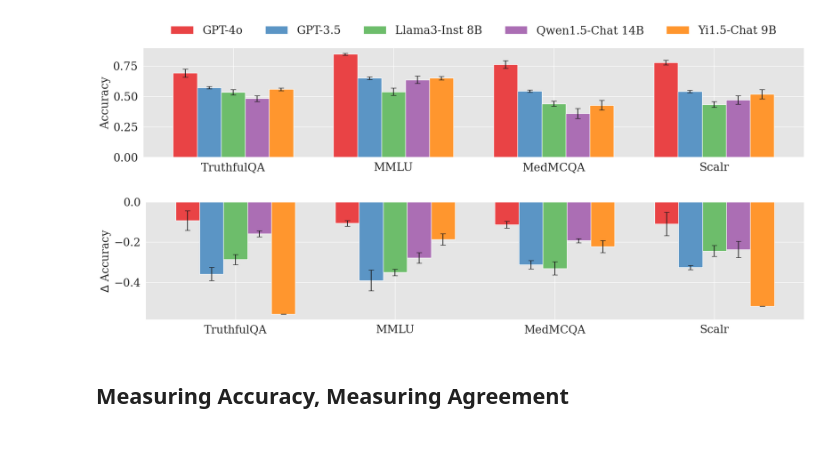
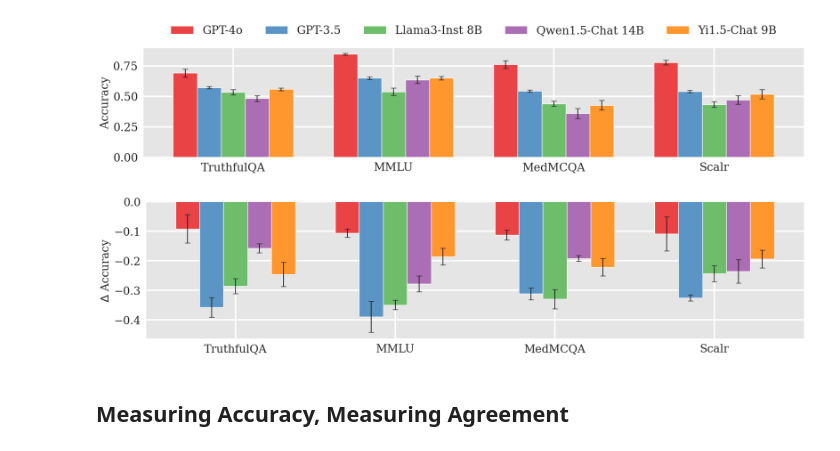
Before and after one commit to amayuelas/multi-agent-attack, a Jupyter notebook: multiagent_debate/plots_paper.ipynb, the cells around one changed output. Cells and saved outputs as stored; diff of their text form; code cells hidden in the pictures.

Commit message:
update plots paper

```diff
--- a/multiagent_debate/plots_paper.ipynb
+++ b/multiagent_debate/plots_paper.ipynb
@@ -83,7 +84,7 @@ attack_gpt_4o = [0.6, 0.74, 0.649, 0.669]
 attack_gpt_3_5 = [0.214, 0.260, 0.232, 0.214]
 attack_llama3_instruct = [0.248, 0.188, 0.11, 0.19]
 attack_qwen_chat = [0.324, 0.358, 0.168, 0.236]
-attack_yi_chat = [0.0, 0.464, 0.206, 0.0]
+attack_yi_chat = [0.312, 0.464, 0.206, 0.324]
 
 delta_gtp_4o = np.array(attack_gpt_4o) - np.array(gpt_4o)
 delta_gpt_35 = np.array(attack_gpt_3_5) - np.array(gpt_3_5)
@@ -96,38 +97,38 @@ attack_gpt_4o_std = [0.048, 0.014, 0.017, 0.058]
 attack_gpt_3_5_std = [0.033, 0.052, 0.02, 0.01]
 attack_llama3_instruct_std = [0.0256, 0.016, 0.033, 0.027]
 attack_qwen_chat_std = [0.015, 0.027, 0.01, 0.04]
-attack_yi_chat_std = [0.0, 0.028, 0.03, 0.0]
+attack_yi_chat_std = [0.041, 0.028, 0.03, 0.03]
 
 
 
 x = np.arange(len(categories))
 width = 0.15  # the width of the bars
 
 # Using the 'Set1' colormap
 original_colors = plt.cm.Set1.colors
 light_colors = [lighten_color(color, 0.18) for color in original_colors]
 
-fig, ax = plt.subplots(figsize=(19,4))
+fig, ax = plt.subplots(figsize=(19,4.5))
 rects0 = ax.bar(x - 2*width, delta_gtp_4o, width, label='GPT-4o', color=light_colors[0], yerr=attack_gpt_4o_std, capsize=5)  # Lightened Set1 color 0
 rects1 = ax.bar(x - 1*width, delta_gpt_35, width, label='GPT-3.5', color=light_colors[1], yerr=attack_gpt_3_5_std, capsize=5)  # Lightened Set1 color 0
 rects2 = ax.bar(x - 0*width, delta_llama3_instruct, width, label='Llama2-Chat', color=light_colors[2], yerr=attack_llama3_instruct_std, capsize=5)  # Lightened Set1 color 1
 rects3 = ax.bar(x + 1*width, delta_qwen_chat, width, label='Qwen1.5-Chat 14B', color=light_colors[3], yerr=attack_qwen_chat_std, capsize=5)  # Lightened Set1 color 2
 rects4 = ax.bar(x + 2*width, delta_yi_chat, width, label='Yi1.5-Chat 9B', color=light_colors[4], yerr=attack_yi_chat_std, capsize=5)  # Lightened Set1 color 3
 
 # Add some text for labels, title and custom x-axis tick labels, etc.
 # ax.set_xlabel('')
 ax.set_ylabel(r'$\Delta$ Accuracy', fontsize=21)
 # ax.set_title('Attack', fontsize=21)
 ax.set_xticks(x)
 ax.set_xticklabels(categories, fontsize=21)
 ax.tick_params(axis='y', labelsize=21)
 # ax.legend(loc='center left', bbox_to_anchor=(1, 0.5), frameon=False, fontsize=18)
 
-fig.tight_layout()
-
+plt.tight_layout()
+plt.grid(linewidth=3)
 plt.show()
 # %% [output]
-[figure, old version]
+[figure, new version]
 # %% [markdown]
 ## Measuring Accuracy, Measuring Agreement
 # %%
```
Also changed, not shown: parts of 11 cells of this notebook.
